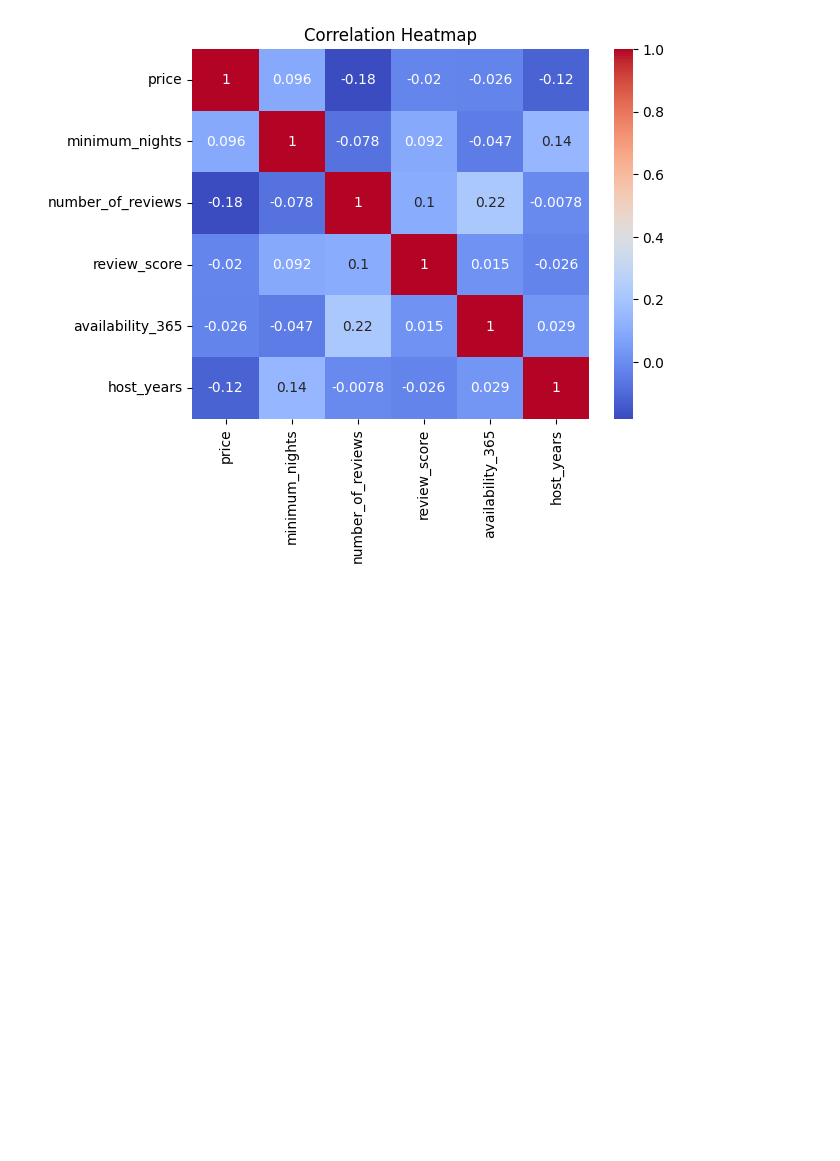
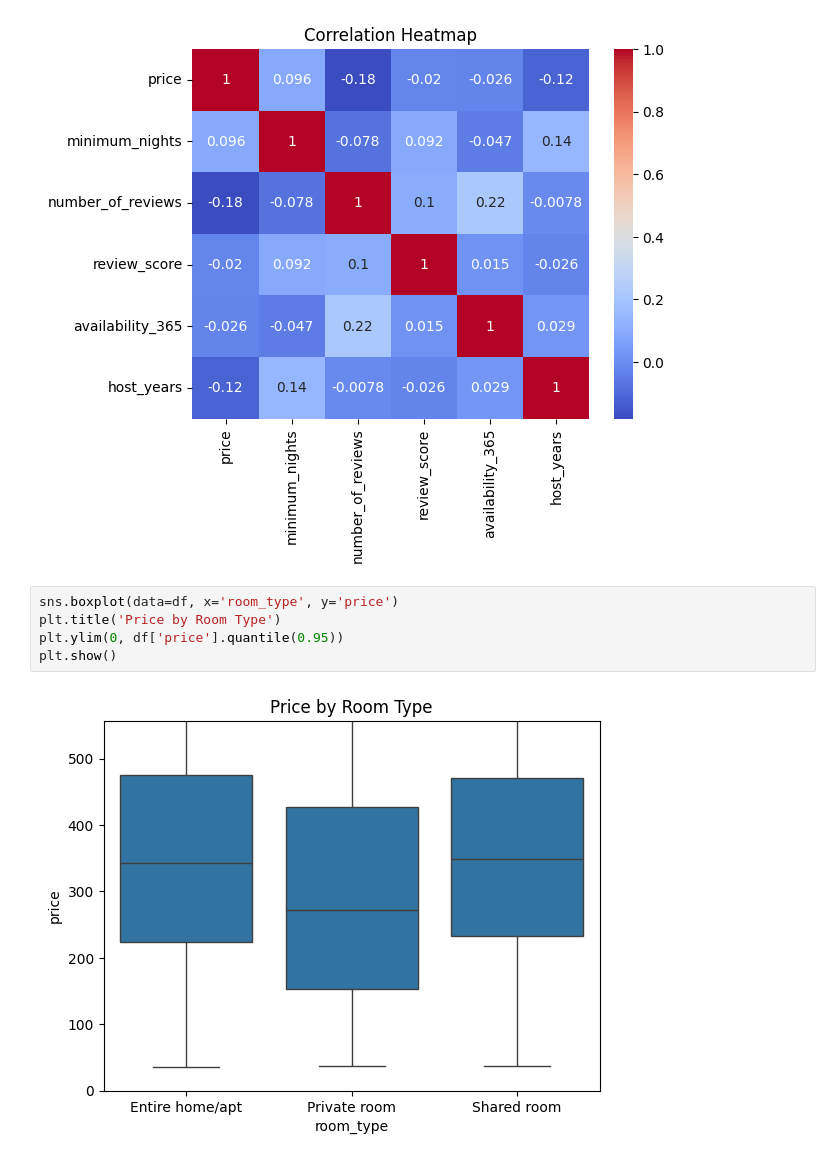
Before and after one commit to ARUNAGIRINATHAN-K/Data-Analyst-Project-Portfolio, a Jupyter notebook: airbnb_pricing_demand/analysis/02_feature_analysis.ipynb, the cells around one changed output. Cells and saved outputs as stored; diff of their text form; blank space fills up the shorter version.

Commit message:
Room Price

```diff
--- a/airbnb_pricing_demand/analysis/02_feature_analysis.ipynb
+++ b/airbnb_pricing_demand/analysis/02_feature_analysis.ipynb
@@ -26,3 +26,10 @@ plt.title('Correlation Heatmap')
 plt.show()
 # %% [output]
 [figure]
+# %%
+sns.boxplot(data=df, x='room_type', y='price')
+plt.title('Price by Room Type')
+plt.ylim(0, df['price'].quantile(0.95))
+plt.show()
+# %% [output]
+[figure, added]
```
